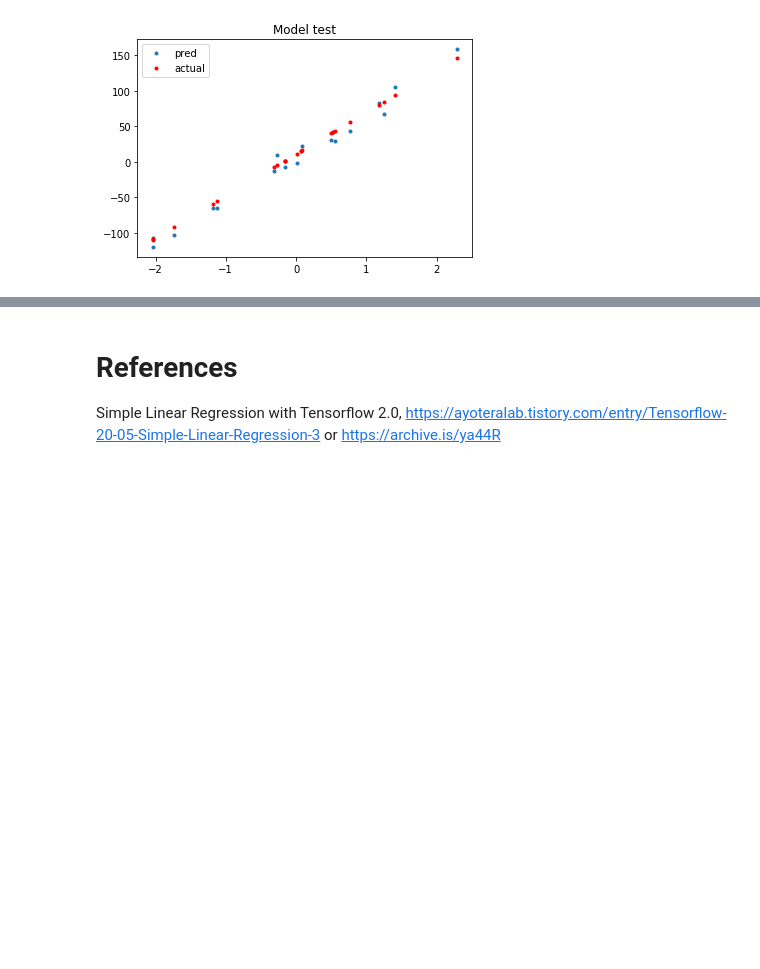
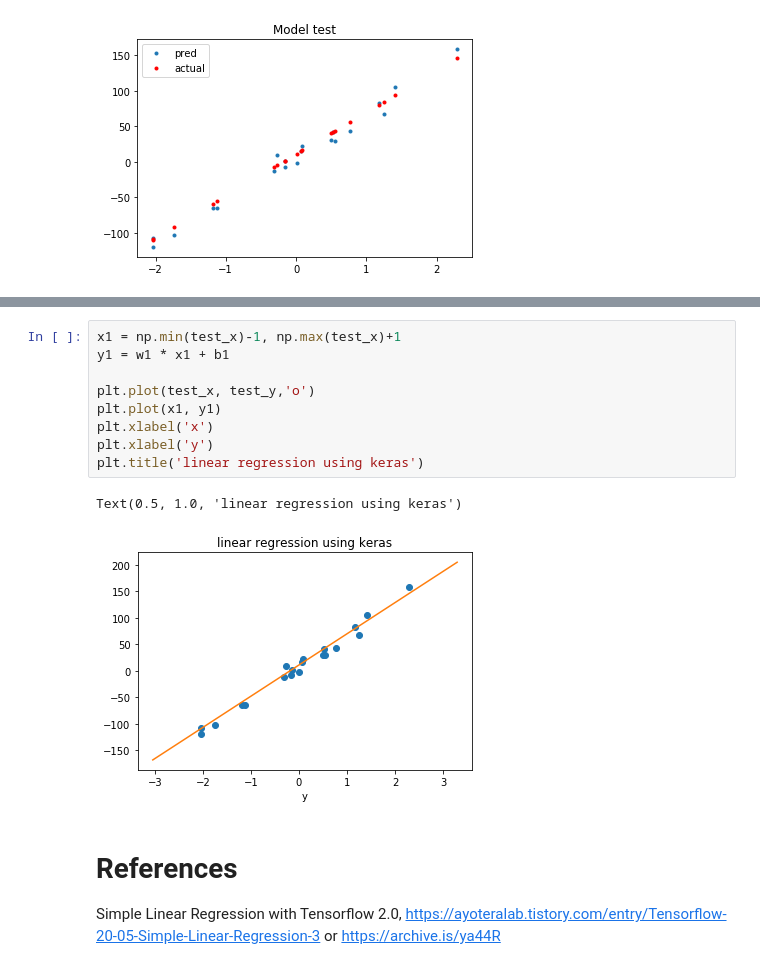
Before and after one commit to dalek7/SKKU_ML_21S, a Jupyter notebook: W10_03_linear_regression_keras.ipynb, the cells around one changed output, grey strips where cells are left out. Saved outputs shown, nothing was run; the diff lists cells and outputs as text; blank space fills up the shorter version.

Commit message:
updated linear regression

```diff
--- a/W10_03_linear_regression_keras.ipynb
+++ b/W10_03_linear_regression_keras.ipynb
@@ -103,3 +124,15 @@ Text(0.5, 1.0, 'Model test')
+# %%
+x1 = np.min(test_x)-1, np.max(test_x)+1
+y1 = w1 * x1 + b1
+
+plt.plot(test_x, test_y,'o')
+plt.plot(x1, y1)
+plt.xlabel('x')
+plt.xlabel('y')
+plt.title('linear regression using keras')
+# %% [output]
+Text(0.5, 1.0, 'linear regression using keras')
+[figure, added]
 # %% [markdown]
 # References
 
```
Also changed, not shown: parts of 7 cells of this notebook.
